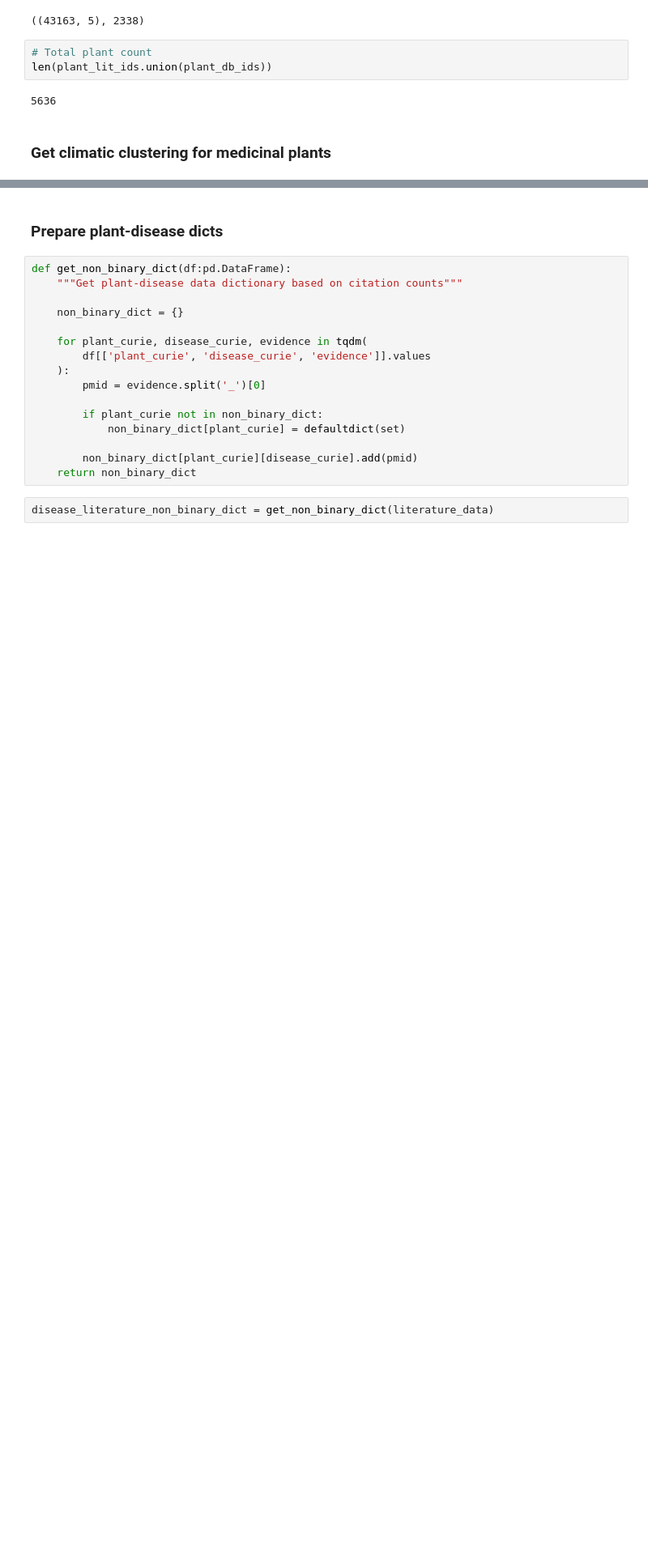
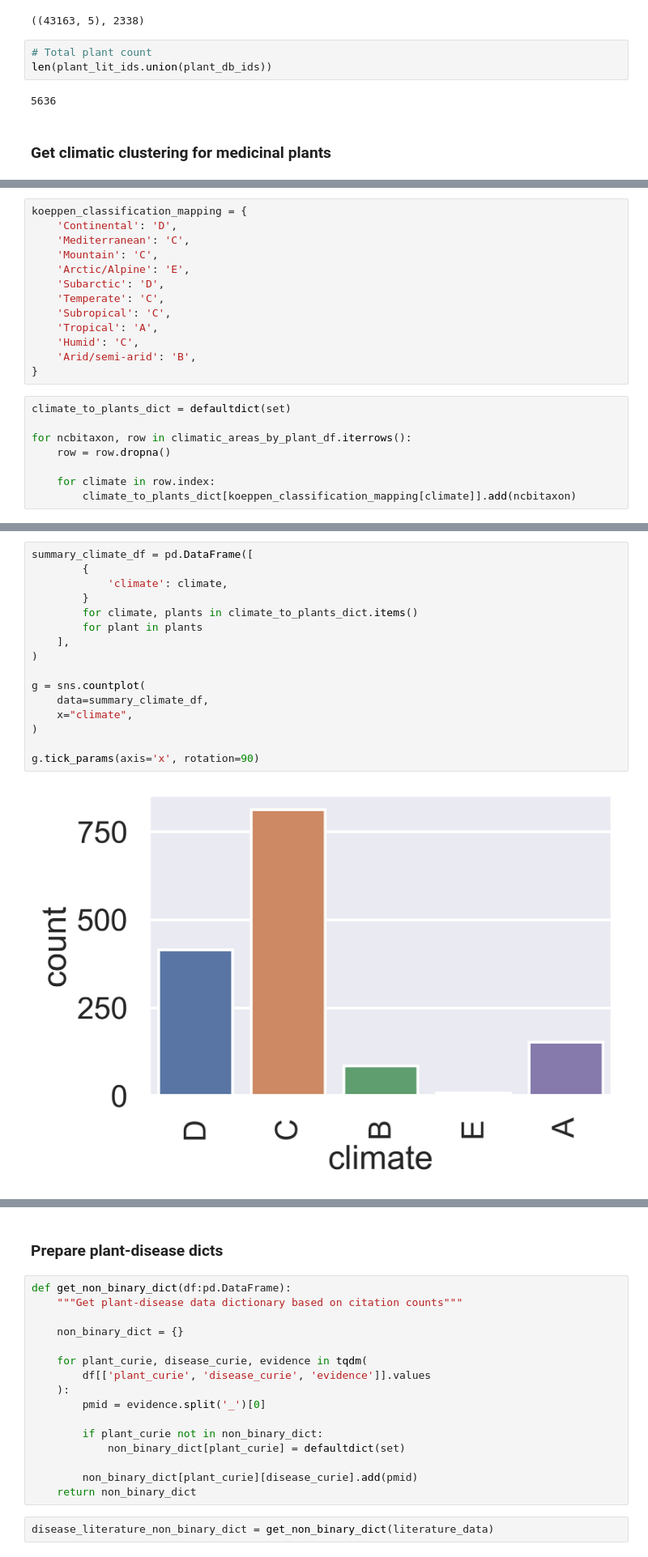
Before and after one commit to enveda/ethnobotany, a Jupyter notebook: notebooks/4_plant_climatic.ipynb, the cells around one changed output, grey strips where cells are left out. Shown at 81% size. Saved outputs shown, nothing was run; the diff lists cells and outputs as text; blank space fills up the shorter version.

```diff
--- a/notebooks/4_plant_climatic.ipynb
+++ b/notebooks/4_plant_climatic.ipynb
@@ -76,0 +103,21 @@ climatic_areas_by_plant_df.head(1)
+# %%
+koeppen_classification_mapping = {
+    'Continental': 'D',
+    'Mediterranean': 'C',
+    'Mountain': 'C',
+    'Arctic/Alpine': 'E',
+    'Subarctic': 'D',
+    'Temperate': 'C',
+    'Subropical': 'C',
+    'Tropical': 'A',
+    'Humid': 'C',
+    'Arid/semi-arid': 'B',
+}
+# %%
+climate_to_plants_dict = defaultdict(set)
+
+for ncbitaxon, row in climatic_areas_by_plant_df.iterrows():
+    row = row.dropna()
+
+    for climate in row.index:
+        climate_to_plants_dict[koeppen_classification_mapping[climate]].add(ncbitaxon)
@@ -77,3 +126,21 @@ climatic_areas_by_plant_df.head(1)
+# %%
+summary_climate_df = pd.DataFrame([
+        {
+            'climate': climate,
+        }
+        for climate, plants in climate_to_plants_dict.items()
+        for plant in plants
+    ],
+)
+
+g = sns.countplot(
+    data=summary_climate_df,
+    x="climate",
+)
+
+g.tick_params(axis='x', rotation=90)
+# %% [output]
+[figure, added]
 # %%
 disease_vector = set(collapsed_plant_disease_df['disease_curie'].to_list())
 len(disease_vector)
```
Also changed, not shown: parts of 24 cells of this notebook.
